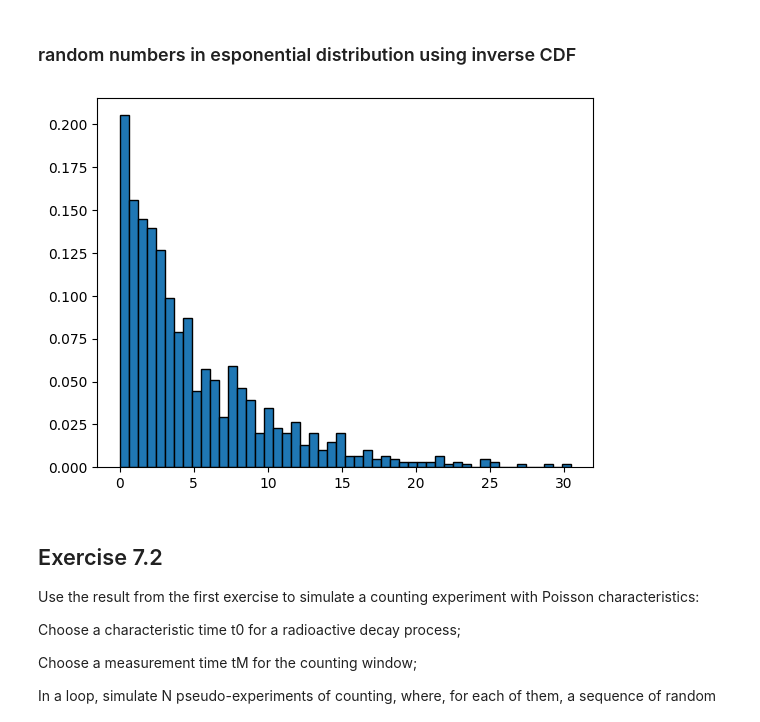
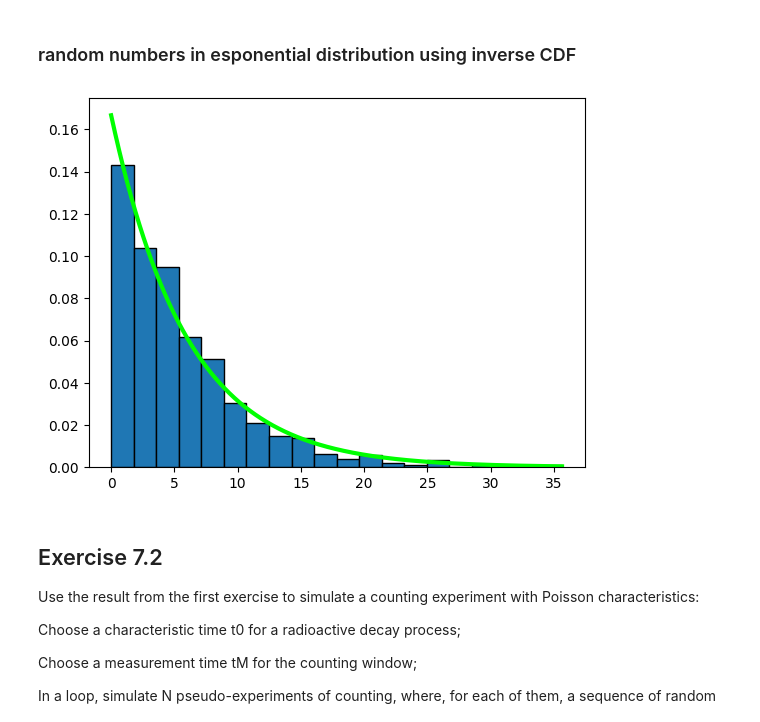
Before and after one commit to CarminatiGiovanni/LaboratorioCalcoloEStatistica, a Jupyter notebook: exercises_7_131123.ipynb, the cells around one changed output. Drawn from its saved outputs; the diff is of its cells as text; code cells hidden in the pictures.

```diff
--- a/exercises_7_131123.ipynb
+++ b/exercises_7_131123.ipynb
@@ -34,12 +34,18 @@ plt.show()
 # %%
 # Y = np.linspace(0.01,0.99,1000) # exponential_pdf(exponential_random_numbers)
 Y = np.random.rand(1000)
 exponential_random_numbers = -t0*np.log(1-Y) # inverse CDF
 
-plt.hist(exponential_random_numbers,bins=50,density=True,edgecolor='black')
+plt.hist(exponential_random_numbers,bins=20,density=True,edgecolor='black')
+
+fix_expon = rng.expon(t0)
+X = np.linspace(0,max(exponential_random_numbers), 1000)
+Y = fix_expon.pdf(X)
+
+plt.plot(X,Y,label=f'$\lambda$ = {1/t0}' + '$s^{-1}$',linewidth=3,color='lime')
 plt.show()
 # %% [output]
-[figure, old version]
+[figure, new version]
 # %% [markdown]
 ## Exercise 7.2
 Use the result from the first exercise to simulate a counting experiment with Poisson characteristics:
```
Also changed, not shown: parts of 3 cells of this notebook.
